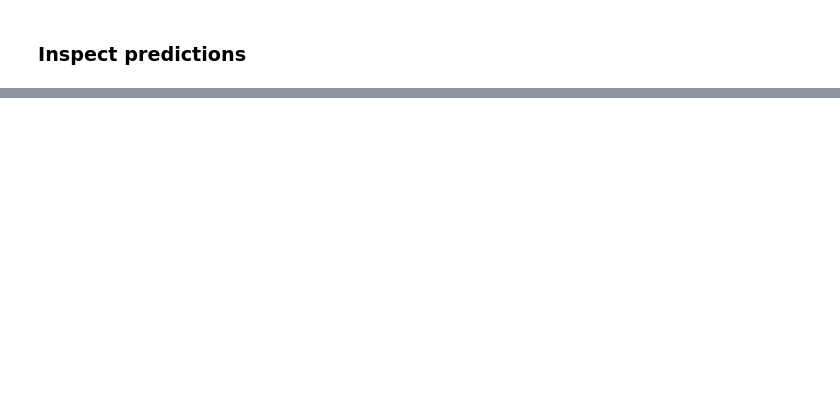
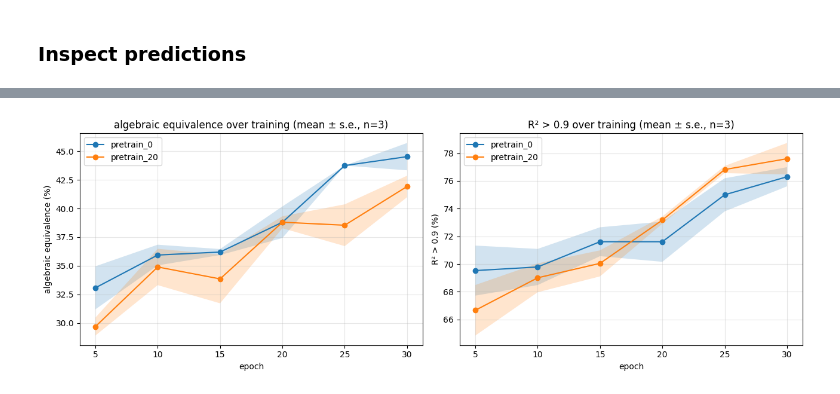
Before and after one commit to ML4SCI/SYMBA, a Jupyter notebook: SYMBA_REG/SymbolicJEPA_David_ZiPeng_Zhou/subsample.ipynb, the cells around one changed output, grey strips where cells are left out. Cells and saved outputs as stored; diff of their text form; code cells hidden in the pictures; blank space fills up the shorter version.

```diff
--- a/SYMBA_REG/SymbolicJEPA_David_ZiPeng_Zhou/subsample.ipynb
+++ b/SYMBA_REG/SymbolicJEPA_David_ZiPeng_Zhou/subsample.ipynb
@@ -1983,0 +2332,19 @@ equiv: pretrain_0 3560/10113 (35.20%) vs pretrain_10 3532/10113 (34.93%)
+# %%
+from symbolic_jepa.agreement import stratified_agreement  # noqa: E402
+
+_lo, _hi = min(PRETRAIN_EPOCHS_VALUES), max(PRETRAIN_EPOCHS_VALUES)
+if _matrix.get(_lo) and _matrix.get(_hi):
+    _shared = sorted(set(_matrix[_lo]) & set(_matrix[_hi]))
+    _rows = {}
+    for _s in _shared:
+        for _band, _v in stratified_agreement(
+                _matrix[_lo][_s], _matrix[_hi][_s], metric='equiv').items():
+            _acc = _rows.setdefault(_band, {k: 0 for k in _v})
+            for _k, _n in _v.items():
+                _acc[_k] += _n
+    print(f'{"gt tokens":>12}{"n":>8}{"base":>8}{"jepa":>8}'
+          f'{"only_base":>11}{"only_jepa":>11}{"net":>7}')
+    for _band, _v in _rows.items():
+        print(f'{_band:>12}{_v["n"]:>8}{_v["a_correct"]:>8}{_v["b_correct"]:>8}'
+              f'{_v["only_a"]:>11}{_v["only_b"]:>11}'
+              f'{_v["only_b"] - _v["only_a"]:>+7d}')
@@ -2027,0 +2363,62 @@ else:
+# %%
+# Which runs actually recorded a trajectory. A run trained before
+# SYMBOLIC_EVAL_EVERY existed, or resumed already-complete, has none — and it
+# cannot be backfilled from a final checkpoint.
+print(f'{"run":>22}{"sym points":>12}{"val epochs":>12}')
+_n_with = _n_without = 0
+for _p in PRETRAIN_EPOCHS_VALUES:
+    for _s in SEEDS:
+        _h = load_history(_p, _s) or {}
+        _k = len(_h.get('sym_equiv', []))
+        _n_with += bool(_k)
+        _n_without += (not _k)
+        print(f'{f"pretrain_{_p}/seed_{_s}":>22}{_k:>12}'
+              f'{len(_h.get("val", [])):>12}')
+_n_backfilled = sum(
+    bool((load_history(_p, _s) or {}).get('sym_backfilled'))
+    for _p in PRETRAIN_EPOCHS_VALUES for _s in SEEDS)
+print(f'\n{_n_with} run(s) have symbolic data, {_n_without} do not; '
+      f'{_n_backfilled} of those are a backfilled ENDPOINT only.')
+if _n_backfilled:
+    print('A backfilled run contributes one point at its final epoch — enough '
+          'to compare arms end-to-end, but not a trajectory. Retrain it to get '
+          'the curve; the per-epoch values cannot be recovered from its final '
+          'weights.')
+
+_have_sym = any('sym_equiv' in (load_history(_p, _s) or {})
+                for _p in PRETRAIN_EPOCHS_VALUES for _s in SEEDS)
+
+if not _have_sym:
+    print('No mid-training symbolic history found — this needs a run with '
+          'SYMBOLIC_EVAL_EVERY > 0.')
+else:
+    _fig, _axes = plt.subplots(1, 2, figsize=(13, 4.5))
+    for _ax, _key, _label in ((_axes[0], 'sym_equiv', 'algebraic equivalence'),
+                              (_axes[1], 'sym_r2_above_0.9', 'R² > 0.9')):
+        for _p in PRETRAIN_EPOCHS_VALUES:
+            _curves = []
+            _ep = None
+            for _s in SEEDS:
+                _h = load_history(_p, _s)
+                if not _h or _key not in _h:
+                    continue
+                _curves.append(_h[_key])
+                _ep = _h.get('sym_epoch')
+            if not _curves:
+                continue
+            _n = min(len(c) for c in _curves)
+            _arr = np.array([c[:_n] for c in _curves])
+            _mean = _arr.mean(axis=0) * 100
+            _se = _arr.std(axis=0, ddof=1) / np.sqrt(len(_arr)) * 100 \
+                if len(_arr) > 1 else np.zeros(_n)
+            _x = (_ep or list(range(1, _n + 1)))[:_n]
+            _ax.plot(_x, _mean, marker='o', label=f'pretrain_{_p}')
+            _ax.fill_between(_x, _mean - _se, _mean + _se, alpha=0.2)
+        _ax.set_xlabel('epoch')
+        _ax.set_ylabel(f'{_label} (%)')
+        _ax.set_title(f'{_label} over training (mean ± s.e., n={len(SEEDS)})')
+        _ax.legend()
+        _ax.grid(alpha=0.3)
+    plt.tight_layout()
+    plt.show()
+# %% [output]
@@ -2027,0 +2434 @@ else:
+[figure, added]
```
Also changed, not shown: parts of 49 cells of this notebook, 3 other files.
